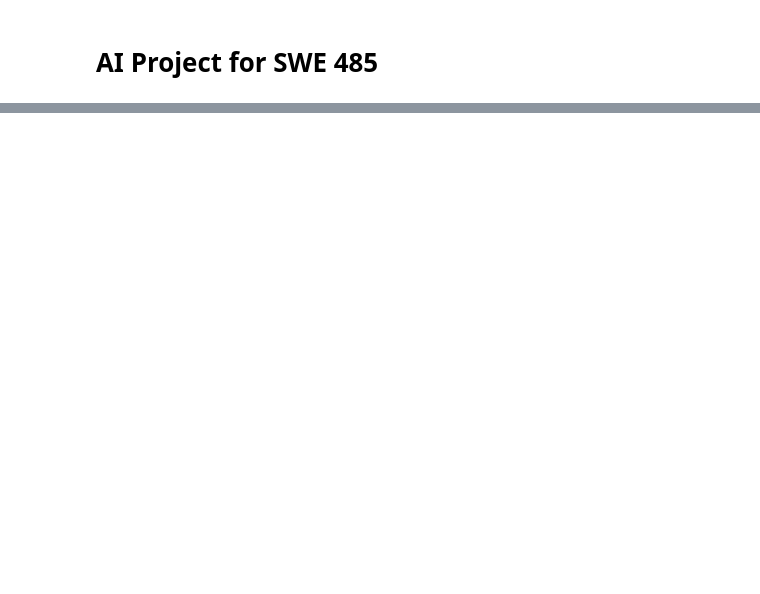
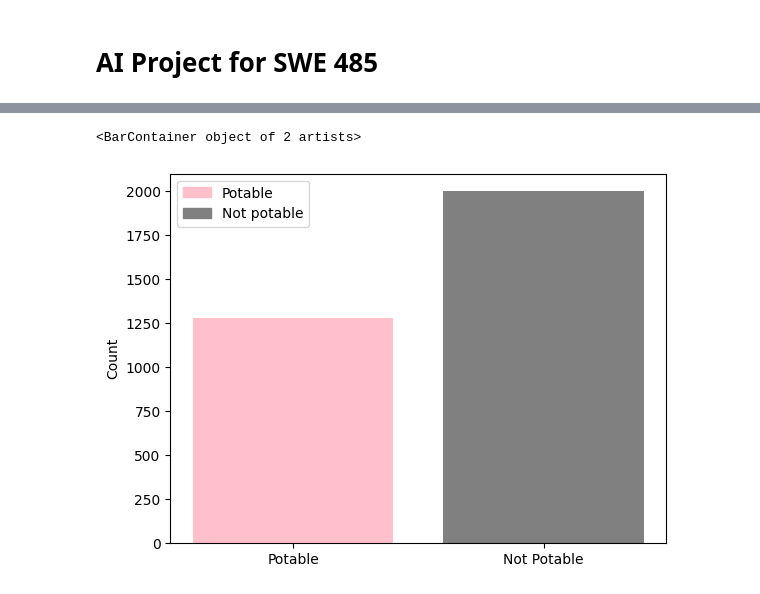
Before and after one commit to Hessah-Aljohaimy/AI-Project, a Jupyter notebook: AI_Project.ipynb, the cells around one changed output, grey strips where cells are left out. Cells and saved outputs as stored; diff of their text form; code cells hidden in the pictures; blank space fills up the shorter version.

```diff
--- a/AI_Project.ipynb
+++ b/AI_Project.ipynb
@@ -17,0 +64,17 @@ iris.head()
+# %%
+
+chart = { 'Potable' : NumOfPotable, 'Not Potable' : NumOfNotPotable}
+label = list(chart.keys())
+value = list(chart.values())
+colors = {'Potable':'pink', 'Not potable':'gray'}
+labels = list(colors.keys())
+handles = [plt.Rectangle((0,0),1,1, color=colors[label]) for label in labels]
+plt.legend(handles, labels)
+
+
+plt.ylabel('Count')
+
+plt.bar(label, value,color=['pink', 'gray'])
+# %% [output]
+<BarContainer object of 2 artists>
+[figure, added]
```
Also changed, not shown: parts of 13 cells of this notebook.
